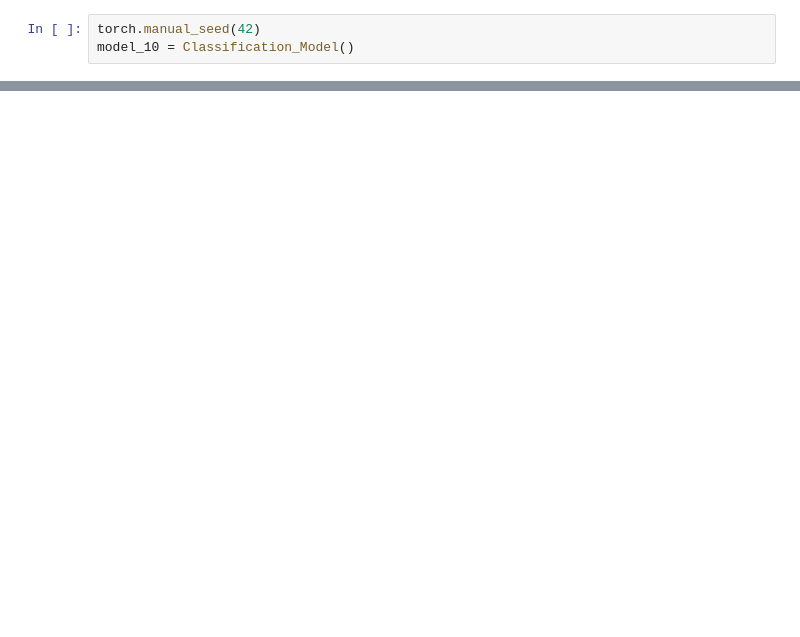
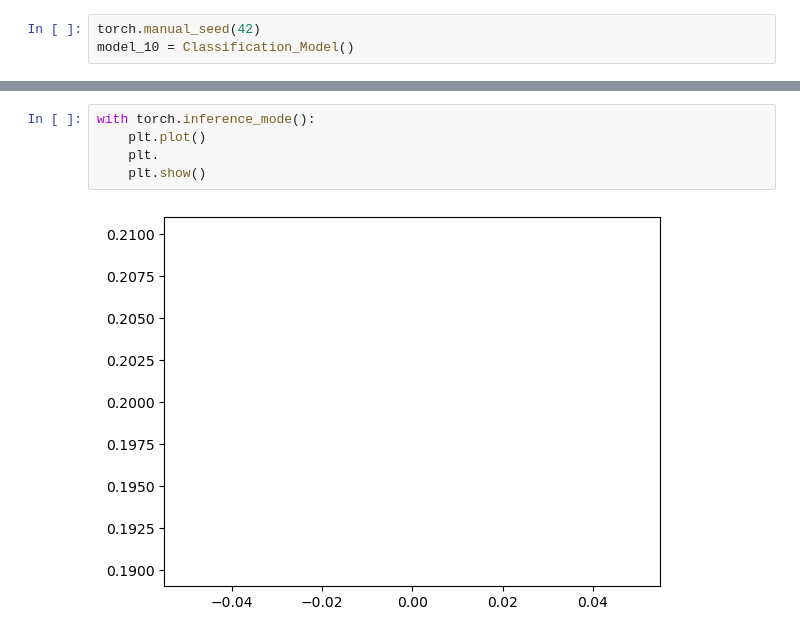
Before and after one commit to Haji-Suleman/PYTORCH-Dataset---DataLoader, a Jupyter notebook: classification_Dataset_and_Data_loader.ipynb, the cells around one changed output, grey strips where cells are left out. Drawn from its saved outputs; the diff is of its cells as text; blank space fills up the shorter version.

```diff
--- a/classification_Dataset_and_Data_loader.ipynb
+++ b/classification_Dataset_and_Data_loader.ipynb
@@ -55,0 +104,7 @@ model_10 = Classification_Model()
+# %%
+with torch.inference_mode():
+    plt.plot()
+    plt.
+    plt.show()
+# %% [output]
+[figure, added]
```
Also changed, not shown: parts of 5 cells of this notebook.
